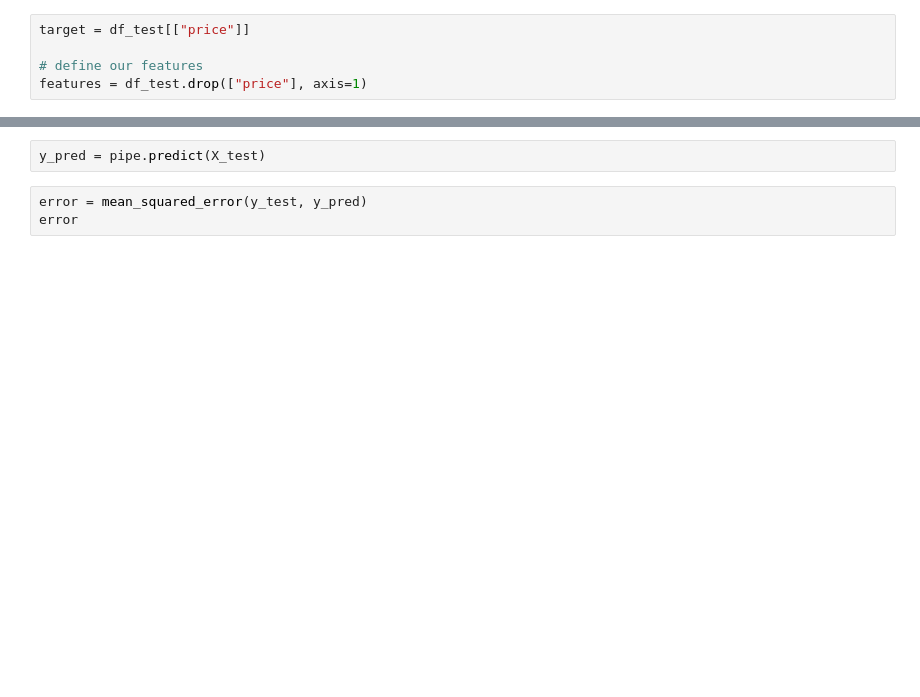
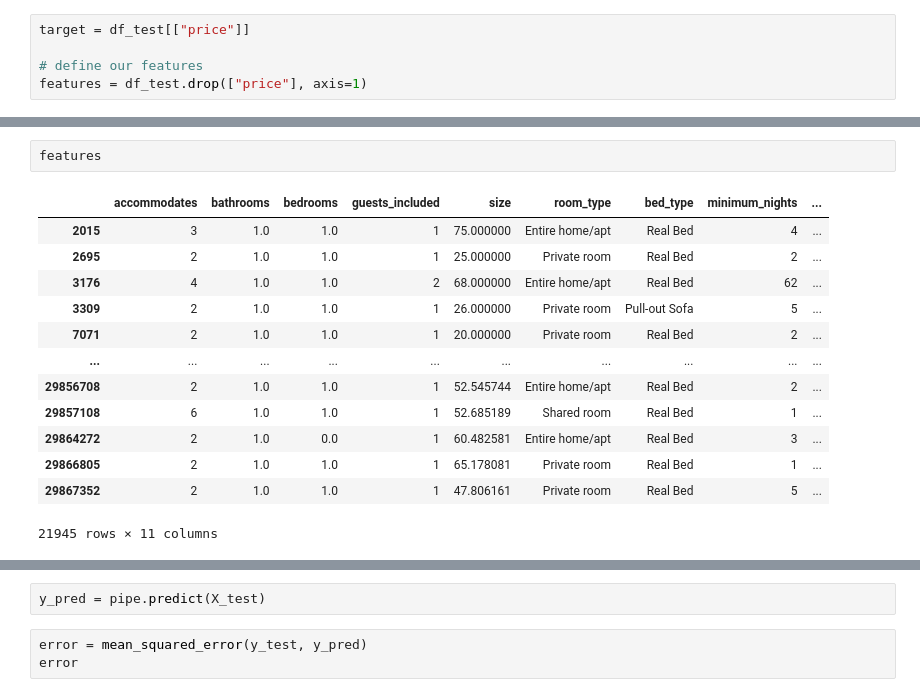
Before and after one commit to tryopti/data-science, a Jupyter notebook: Machine Learning/regression_test2.ipynb, the cells around one changed output, grey strips where cells are left out. Cells and saved outputs as stored; diff of their text form; blank space fills up the shorter version.

```diff
--- a/Machine Learning/regression_test2.ipynb
+++ b/Machine Learning/regression_test2.ipynb
@@ -171,5 +169,21 @@ number_columns
  'size',
  'minimum_nights']
+# %%
+features
+# %% [output]
+|  | accommodates | bathrooms | bedrooms | guests_included | size | room_type | bed_type | minimum_nights | ... |
+| 2015 | 3 | 1.0 | 1.0 | 1 | 75.000000 | Entire home/apt | Real Bed | 4 | ... |
+| 2695 | 2 | 1.0 | 1.0 | 1 | 25.000000 | Private room | Real Bed | 2 | ... |
+| 3176 | 4 | 1.0 | 1.0 | 2 | 68.000000 | Entire home/apt | Real Bed | 62 | ... |
+| 3309 | 2 | 1.0 | 1.0 | 1 | 26.000000 | Private room | Pull-out Sofa | 5 | ... |
+| 7071 | 2 | 1.0 | 1.0 | 1 | 20.000000 | Private room | Real Bed | 2 | ... |
+| ... | ... | ... | ... | ... | ... | ... | ... | ... | ... |
+| 29856708 | 2 | 1.0 | 1.0 | 1 | 52.545744 | Entire home/apt | Real Bed | 2 | ... |
+| 29857108 | 6 | 1.0 | 1.0 | 1 | 52.685189 | Shared room | Real Bed | 1 | ... |
+| 29864272 | 2 | 1.0 | 0.0 | 1 | 60.482581 | Entire home/apt | Real Bed | 3 | ... |
+| 29866805 | 2 | 1.0 | 1.0 | 1 | 65.178081 | Private room | Real Bed | 1 | ... |
+| 29867352 | 2 | 1.0 | 1.0 | 1 | 47.806161 | Private room | Real Bed | 5 | ... |
+21945 rows × 11 columns
 # %%
 from sklearn.pipeline import Pipeline
 from sklearn.feature_extraction.text import CountVectorizer
```
Also changed, not shown: parts of 29 cells of this notebook, 3 other files.
